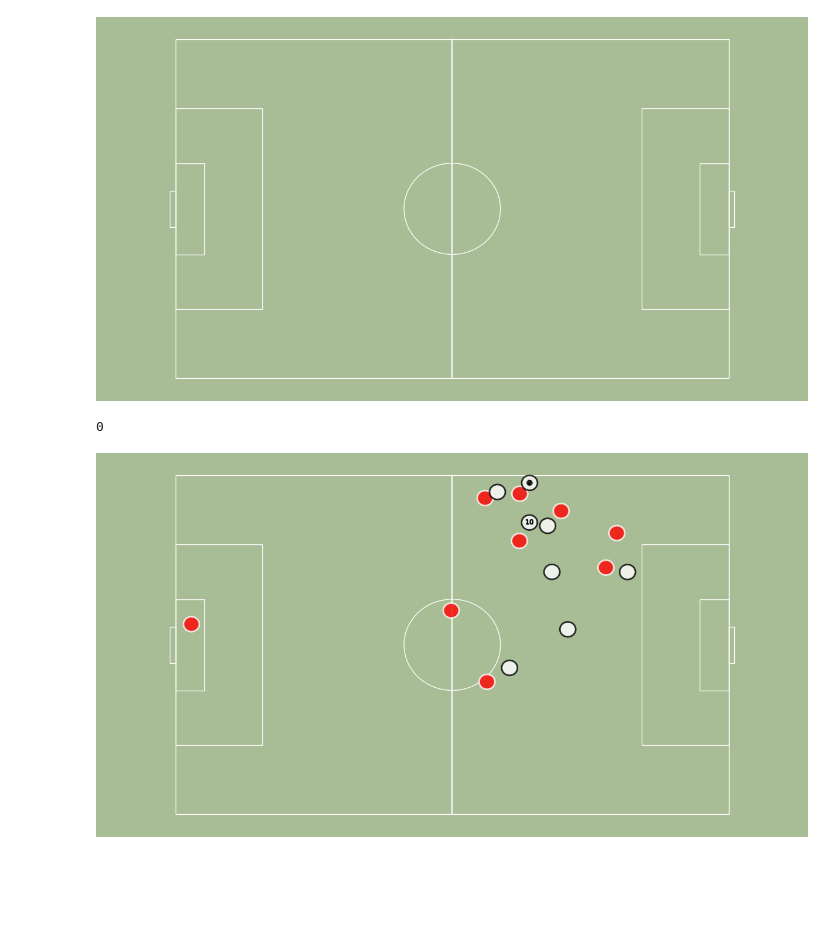
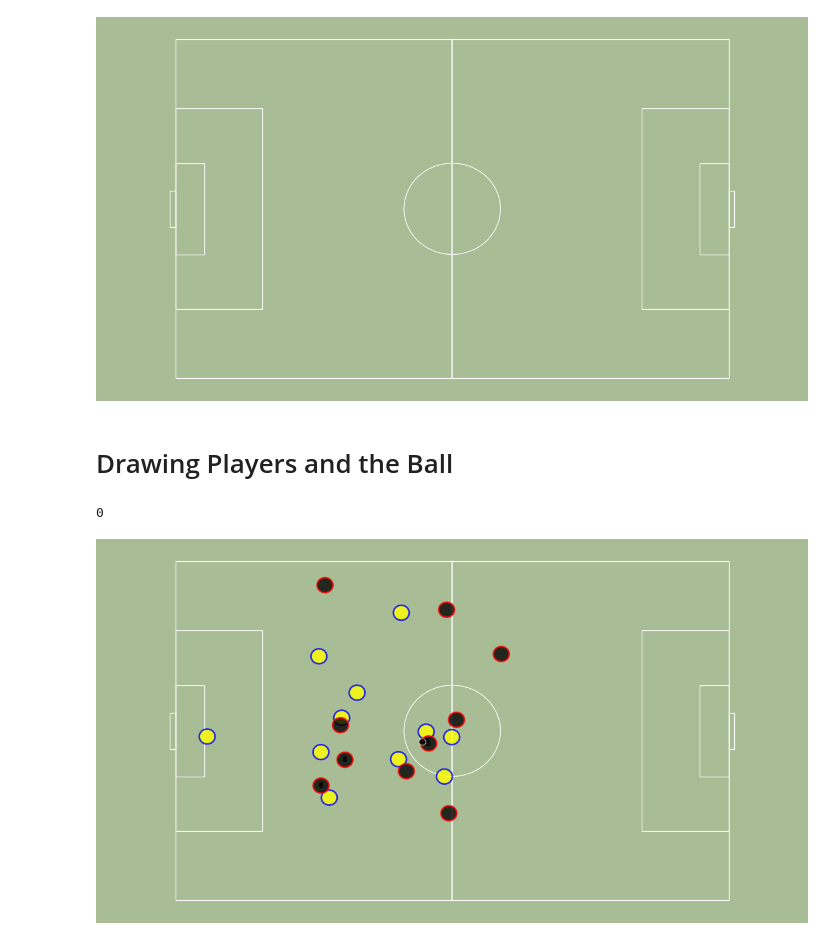
Before and after one commit to rjtavares/football-crunching, a Jupyter notebook: notebooks/using voronoi diagrams.ipynb, the cells around one changed output. Saved outputs shown, nothing was run; the diff lists cells and outputs as text; code cells hidden in the pictures; blank space fills up the shorter version.

```diff
--- a/notebooks/using voronoi diagrams.ipynb
+++ b/notebooks/using voronoi diagrams.ipynb
@@ -11,3 +30,3 @@ import matplotlib.patheffects as path_effects
 # %%
-df = pd.read_csv('../datasets/GER_[3]-0_SRB_positional_data.csv', index_col=(0,1))
-dfPlayers = pd.read_csv('../datasets/GER_[3]-0_SRB_player_data.csv', index_col=0)
+df = pd.read_csv('../datasets/BRA_0-[5]_GER_positional_data.csv', index_col=(0,1))
+dfPlayers = pd.read_csv('../datasets/BRA_0-[5]_GER_player_data.csv', index_col=0)
@@ -93,6 +114,8 @@ draw_pitch()
 (<Figure size 1280x720 with 1 Axes>,
  <matplotlib.axes._subplots.AxesSubplot at 0x...>)
 [figure]
+# %% [markdown]
+# Drawing Players and the Ball
 # %%
 def draw_frame(df, dfPlayers, t, text_color='black'):
     f = int(t*20)
@@ -124,32 +147,32 @@ def draw_frame(df, dfPlayers, t, text_color='black'):
                 zorder = 20
 
         ax.add_artist(Ellipse((dfFrame.loc[pid]['x'],
                                dfFrame.loc[pid]['y']),
                               size/X_SIZE*100, size/Y_SIZE*100,
                               edgecolor=edge,
                               linewidth=lw,
                               facecolor=color,
                               alpha=0.8,
                               zorder=zorder))
 
         if pid!=0:
             s = dfPlayers.loc[pid]['player_num']
             if not(pd.isnull(s)):
                 if isinstance(s, float):
                     s=int(s)
                 text = plt.text(dfFrame.loc[pid]['x'],dfFrame.loc[pid]['y'],str(s),
                                 horizontalalignment='center', verticalalignment='center',
                                 fontsize=8, color=text_color, zorder=22, alpha=0.8)
 
                 text.set_path_effects([path_effects.Stroke(linewidth=1, foreground=text_color, alpha=0.8),
                                        path_effects.Normal()])
 
     return fig, ax, dfFrame
 
 
-draw_frame(df, dfPlayers, t=3.5)
+draw_frame(df, dfPlayers, t=2)
 
 0
 # %% [output]
 0
-[figure, old version]
+[figure, new version]
```
Also changed, not shown: parts of 9 cells of this notebook, 2 other files.
